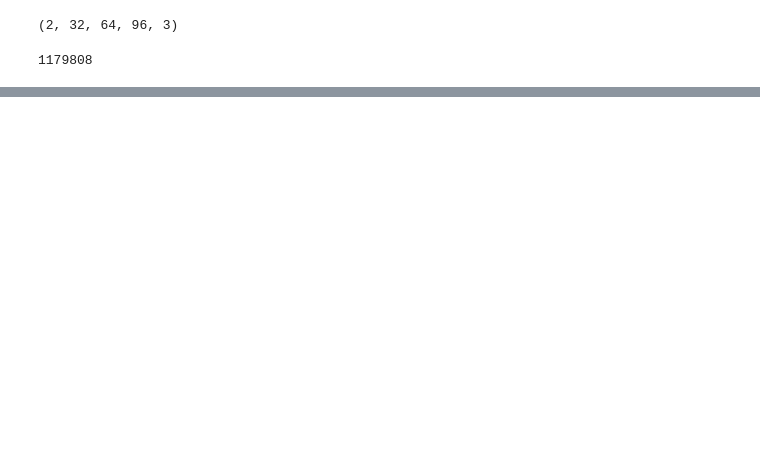
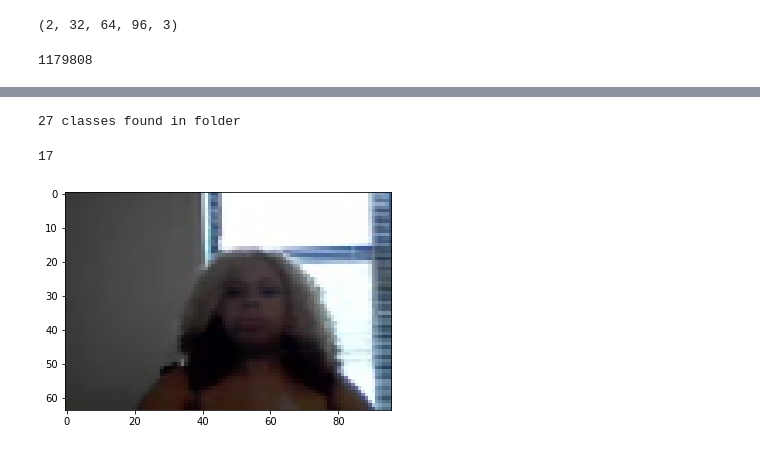
Before and after one commit to SiddhantKumar14/Dynamic-Webcam-Gesture-Recognition, a Jupyter notebook: Main.ipynb, the cells around one changed output, grey strips where cells are left out. Saved outputs shown, nothing was run; the diff lists cells and outputs as text; code cells hidden in the pictures; blank space fills up the shorter version.

```diff
--- a/Main.ipynb
+++ b/Main.ipynb
@@ -126,22 +132,3 @@ def show(img, title="img"):
     cv2.destroyAllWindows()
 # %%
 import time
-# %%
-frames_new = []
-classes = os.listdir(PATH)
-print(classes)
-frames = os.listdir(f"{PATH}/Stop Sign/31/")
-frames.sort()
-
-st = time.time()
-for frame in frames:
-    frames_new.append(resize_frame(f'{PATH}/Stop Sign/31/{frame}', size = (96, 64)))
-e1 = time.time()
-print(f"Time of exectution: {e1 - st}")
-
-for frame in frames:
-    frames_new.append(cv2.imread(f'{PATH}/Stop Sign/31/{frame}'))
-e2 = time.time()
-print(f"Time of exectution: {e2 - e1}")
-
-print(len(frames_new))
@@ -169,6 +151,10 @@ def VideoDataGenerator(data_path, frame_dim, batch_size = 8):
     '''The data_path must contain folders containing samples from only that class.
     The samples should be homogenously numerated. (eg - 001.jpg, 002.jpg etc) for each frame of the video.
     Enter frame_dim as tuple of dimensions in the format: (x-axis, y-axis)
+    Usage:
+        data_path: string format path to the directory containing your classes
+        frame_dim: a tuple of your width and height - (width, height) in pixels
+        batch_size: number of batches to be produced by the yield function, recommended 1,2,4,8 for regular computers
     '''
     def resize_frame(frame, size = frame_dim):
         frame = img.imread(frame)
@@ -233,12 +219,11 @@ def VideoDataGenerator(data_path, frame_dim, batch_size = 8):
         y = np.array(y)
         yield X,y
 # %%
-training_path = '/home/siddhant/Datasets/20bn Jester/FirstTesting'
-testing_path = '/home/siddhant/Datasets/20bn Jester/FirstTestingTEST'
-validation_path = '/home/siddhant/Datasets/20bn Jester/FirstTestingVAL'
+training_path = '/home/siddhant/Datasets/20bn Jester/train'
+testing_path = '/home/siddhant/Datasets/20bn Jester/test'
+validation_path = '/home/siddhant/Datasets/20bn Jester/validation'
 
 batchsize = 2
 training_set = VideoDataGenerator(training_path, frame_dim=(96,64), batch_size=batchsize)
-testing_set = VideoDataGenerator(testing_path, frame_dim=(96,64), batch_size=batchsize)
 validation_set = VideoDataGenerator(validation_path, frame_dim=(96,64), batch_size=batchsize)
 # %%
@@ -300,2 +295,13 @@ Epoch 1/20
 # %%
 model.save_weights(filepath='main.h5')
+# %%
+testing_set = VideoDataGenerator(testing_path, frame_dim=(96,64), batch_size=16)
+inst = next(testing_set)
+# %% [output]
+27 classes found in folder
+# %%
+plt.imshow(inst[0][3][24])
+print(inst[1][3])
+# %% [output]
+17
+[figure, added]
```
Also changed, not shown: parts of 21 cells of this notebook.
